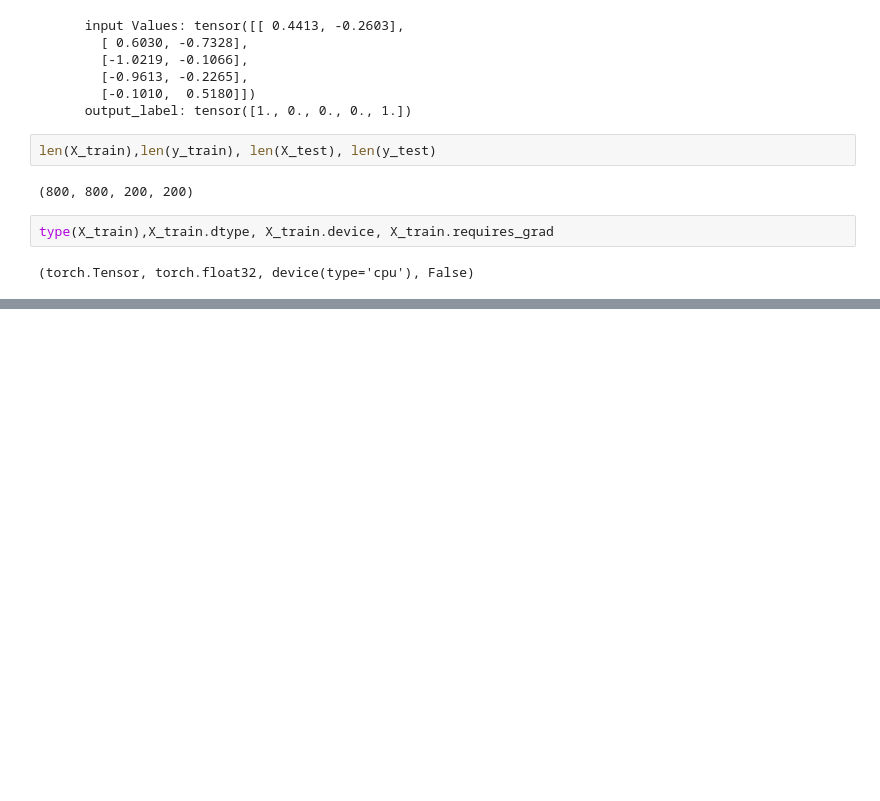
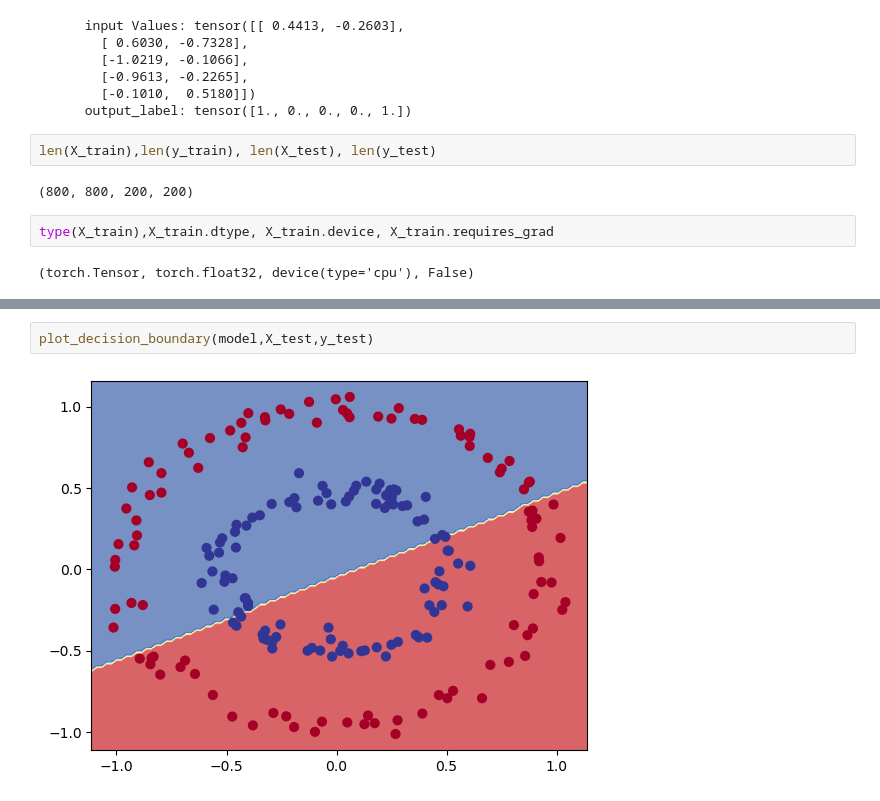
Before and after one commit to azhermurad/PyTorch-For-Deep-Learning, a Jupyter notebook: 3.Neural Network Classification /neural_network_classifcation.ipynb, the cells around one changed output, grey strips where cells are left out. Saved outputs shown, nothing was run; the diff lists cells and outputs as text; blank space fills up the shorter version.

```diff
--- a/3.Neural Network Classification /neural_network_classifcation.ipynb
+++ b/3.Neural Network Classification /neural_network_classifcation.ipynb
@@ -189,0 +228,4 @@ tensor([[0.6146],
+# %%
+plot_decision_boundary(model,X_test,y_test)
+# %% [output]
+[figure, added]
```
Also changed, not shown: parts of 22 cells of this notebook, 2 other files.
